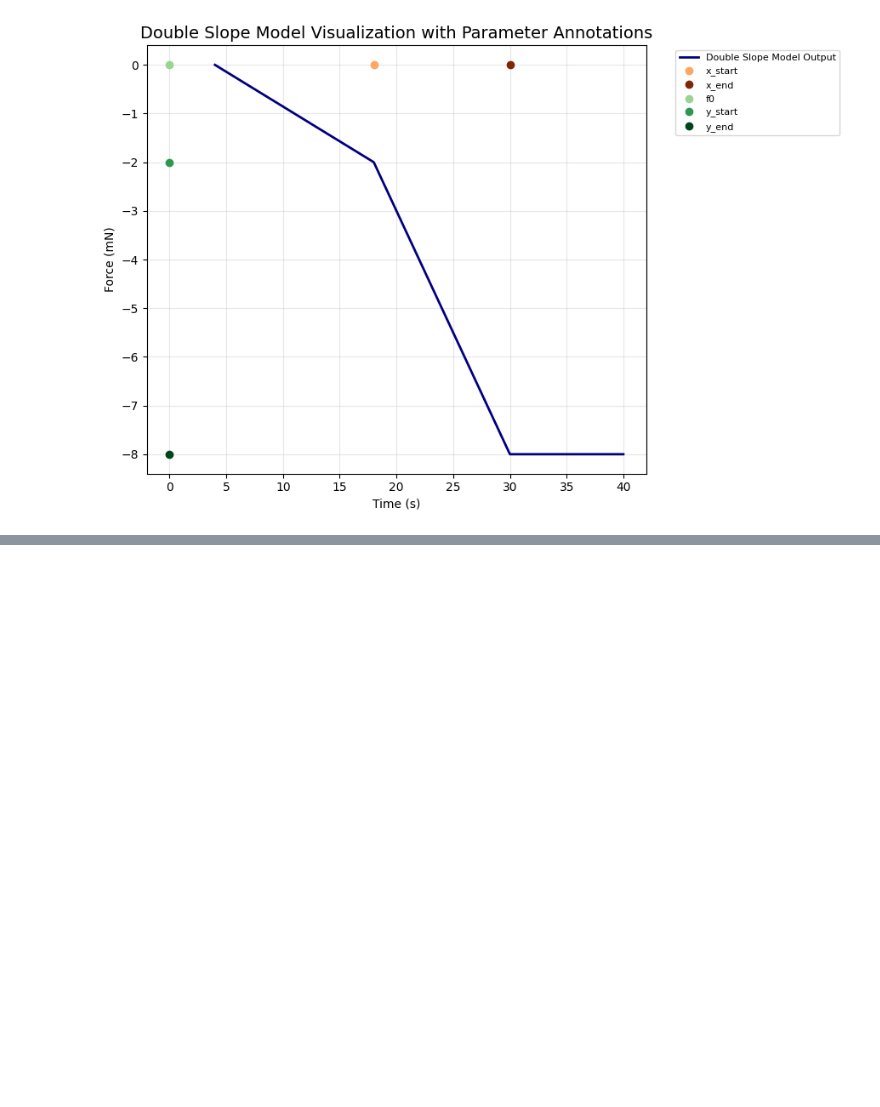
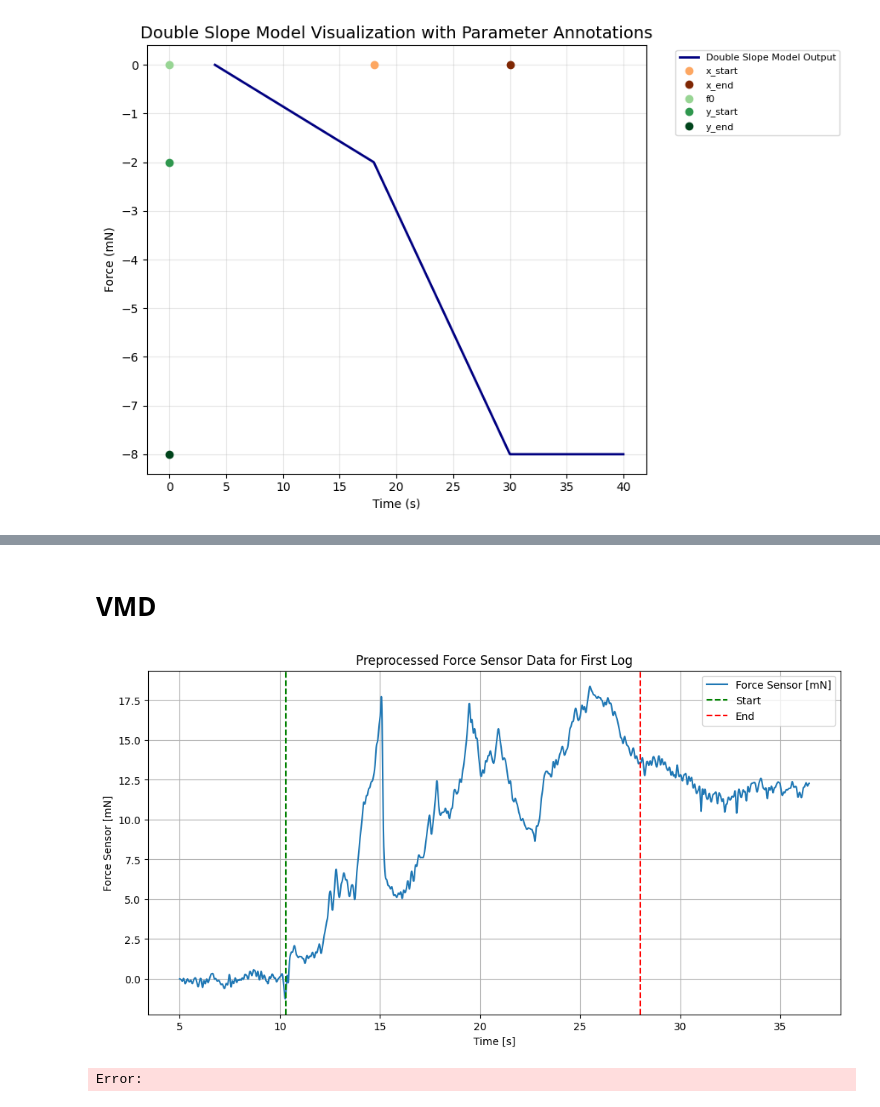
Before and after one commit to oskarboesch/TREX-Semester-Project, a Jupyter notebook: notebooks/data_anaylsis.ipynb, the cells around one changed output, grey strips where cells are left out. Cells and saved outputs as stored; diff of their text form; code cells hidden in the pictures; blank space fills up the shorter version.

```diff
--- a/notebooks/data_anaylsis.ipynb
+++ b/notebooks/data_anaylsis.ipynb
@@ -286,0 +316,49 @@ plt.show()
+# %% [markdown]
+# VMD
+# %%
+# plot first force curve
+for i, df in enumerate(data_fit_plot[:1]):
+    plt.figure(figsize=(12, 6))
+    plt.plot(df['timestamps'], df['force_sensor_mN'], label='Force Sensor [mN]')
+    # add vertical line at start and end labels
+    plt.axvline(x=labels[i]['Start'].values[0], color='g', linestyle='--', label='Start')
+    plt.axvline(x=labels[i]['End'].values[0], color='r', linestyle='--', label='End')
+    plt.xlabel('Time [s]')
+    plt.ylabel('Force Sensor [mN]')
+    plt.title('Preprocessed Force Sensor Data for First Log')
+    plt.grid()
+    plt.legend()
+    plt.show()
+# %% [output]
+[figure, added]
+# %%
+from vmdpy import VMD
+# VMD parameters
+alpha = 2000       # Moderate bandwidth constraint
+tau = 0.            # Noise-tolerance (no strict fidelity enforcement)
+K = 3              # 3 modes
+DC = 0             # No DC part imposed
+init = 1           # Initialize omegas uniformly
+tol = 1e-6         # Tolerance for convergence
+
+for i, df in enumerate(data_fit_plot[:1]):
+    signal = df['force_sensor_mN'].values
+    # Execute VMD
+    u, u_hat, omega = VMD(signal, alpha, tau, K, DC, init, tol)
+
+    # Plot original signal and its modes
+    plt.figure(figsize=(12, 8))
+    plt.subplot(K + 1, 1, 1)
+    plt.plot(signal, 'k')
+    plt.title('Original Signal')
+    for k in range(K):
+        plt.subplot(K + 1, 1, k + 2)
+        plt.plot(u[k, :], label=f'Mode {k + 1}')
+        # plot started vertical lines at start and end labels
+        plt.axvline(x=int(labels[i]['Start'].values[0] * 1000), color='g', linestyle='--', label='Start')
+        plt.axvline(x=int(labels[i]['End'].values[0] * 1000), color='r', linestyle='--', label='End')
+        plt.title(f'VMD Mode {k + 1}')
+    plt.tight_layout()
+    plt.show()
+# %% [output]
+Error:
```
Also changed, not shown: parts of 10 cells of this notebook, 28 other files.
